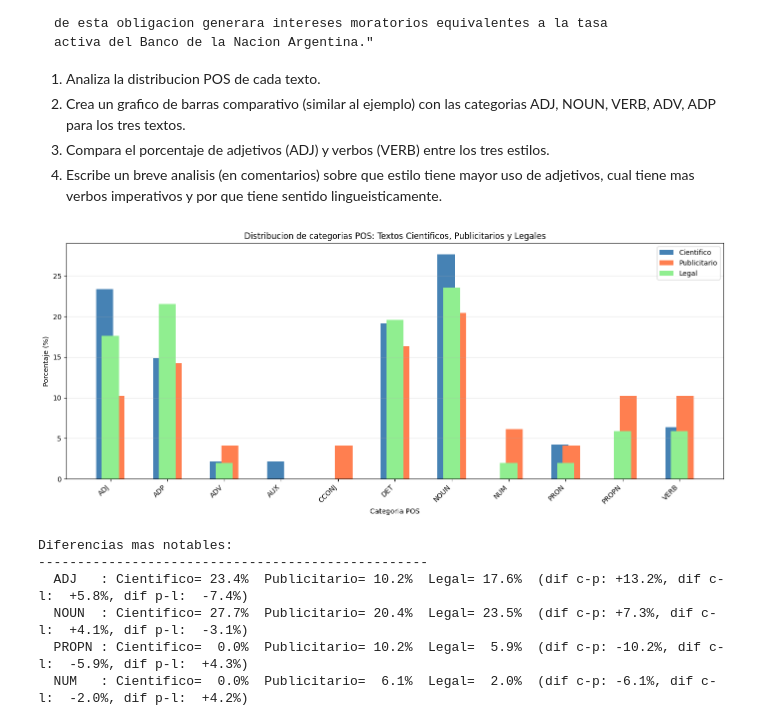
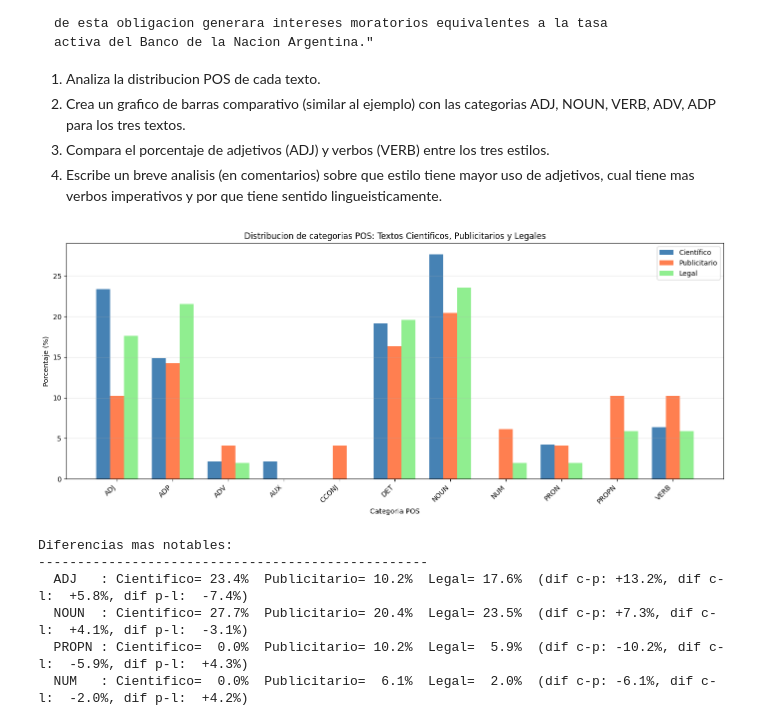
Before and after one commit to gcasado0/nlp-practica, a Jupyter notebook: u3_procesamiento_lenguaje.ipynb, the cells around one changed output. Cells and saved outputs as stored; diff of their text form; code cells hidden in the pictures.

```diff
--- a/u3_procesamiento_lenguaje.ipynb
+++ b/u3_procesamiento_lenguaje.ipynb
@@ -1897,6 +1897,7 @@ activa del Banco de la Nacion Argentina."
 # %%
 import matplotlib.pyplot as plt
 from collections import Counter
+import numpy as np
 
 texto_cientifico = """La fotosintesis es un proceso bioquimico fundamental mediante el cual los organismos autotrofos convierten la energia luminosa del sol en energia quimica almacenada
 en moleculas organicas. Este complejo proceso metabolico ocurre principalmente en los cloroplastos de las celulas vegetales, donde la clorofila absorbe fotones de luz visible."""
@@ -1914,39 +1915,44 @@ def analizar_pos_completo(texto, nombre):
     total = len(pos_tags)
     counter = Counter(pos_tags)
     return counter, total
 
 c_cientifico, t_cientifico = analizar_pos_completo(texto_cientifico, "Cientifico")
 c_publicitario, t_publicitario = analizar_pos_completo(texto_publicitario, "Publicitario")
 c_legal, t_legal = analizar_pos_completo(texto_legal, "Legal")
 
 # Obtenemos todas las categorias POS presentes
 todas_pos = sorted(set(list(c_cientifico.keys()) + list(c_publicitario.keys()) + list(c_legal.keys())))
 
 # Creamos el grafico de barras comparativo
 fig, ax = plt.subplots(figsize=(14, 6))
-x = range(len(todas_pos))
-width = 0.30
+
+# 3. Usamos numpy para facilitar la posición de las barras agrupadas
+x = np.arange(len(todas_pos))
+width = 0.25 # Ancho de la barra ajustado para 3 categorías
+
 
 pct_cientifico = [c_cientifico.get(pos, 0) / t_cientifico * 100 for pos in todas_pos]
 pct_publicitario = [c_publicitario.get(pos, 0) / t_publicitario * 100 for pos in todas_pos]
 pct_legal = [c_legal.get(pos, 0) / t_legal * 100 for pos in todas_pos]
 
-bars1 = ax.bar([i - width/3 for i in x], pct_cientifico, width, label='Cientifico', color='steelblue')
-bars2 = ax.bar([i + width/3 for i in x], pct_publicitario, width, label='Publicitario', color='coral')
-bars3 = ax.bar([i for i in x], pct_legal, width, label='Legal', color='lightgreen')
+# 4. Corrección en la posición de las barras (Izquierda, Centro, Derecha)
+bars1 = ax.bar(x - width, pct_cientifico, width, label='Científico', color='steelblue')
+bars2 = ax.bar(x, pct_publicitario, width, label='Publicitario', color='coral')
+bars3 = ax.bar(x + width, pct_legal, width, label='Legal', color='lightgreen')
+
 
 ax.set_xlabel('Categoria POS')
 ax.set_ylabel('Porcentaje (%)')
 ax.set_title('Distribucion de categorias POS: Textos Cientificos, Publicitarios y Legales')
 ax.set_xticks(x)
 ax.set_xticklabels(todas_pos, rotation=45, ha='right')
 ax.legend()
 ax.grid(axis='y', alpha=0.3)
 
 plt.tight_layout()
 plt.show()
 # %% [output]
-[figure, old version]
+[figure, new version]
 # %%
 # Imprimimos las diferencias mas notables
 print("\nDiferencias mas notables:")
```
Also changed, not shown: parts of 7 cells of this notebook, 1 other file.
